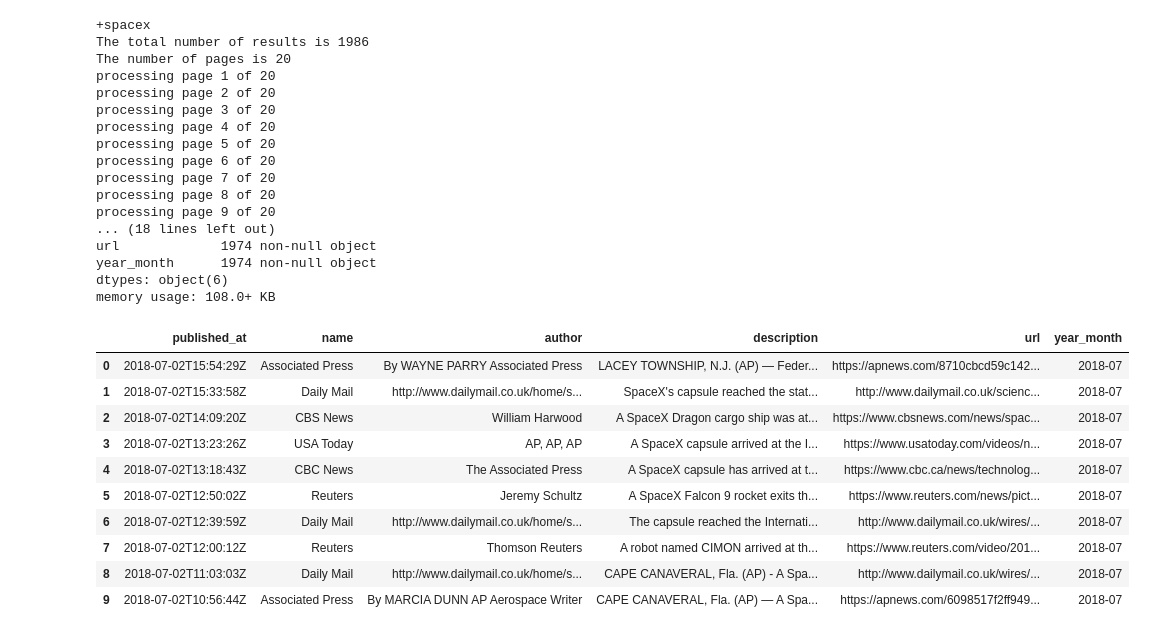
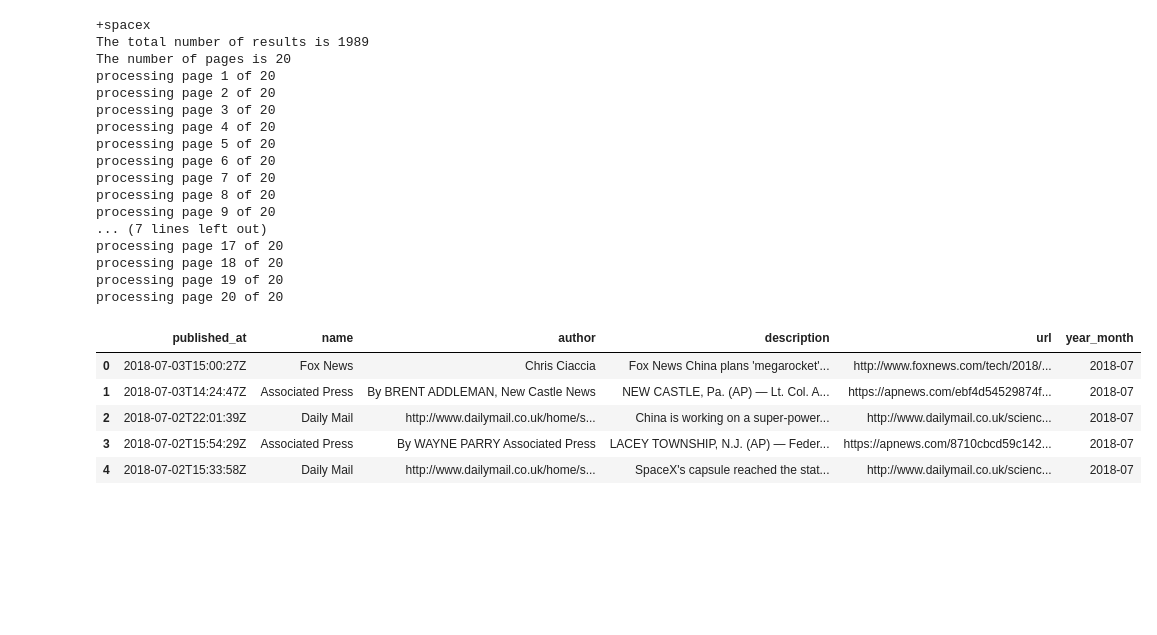
Before and after one commit to rekhaamer/DataViz-Project-1, a Jupyter notebook: apinews-new_solution-combined.ipynb, the cells around one changed output. Saved outputs shown, nothing was run; the diff lists cells and outputs as text; code cells hidden in the pictures; blank space fills up the shorter version.

```diff
--- a/apinews-new_solution-combined.ipynb
+++ b/apinews-new_solution-combined.ipynb
@@ -163,42 +195,37 @@ def news_api_data(user_input):
 
     #clean the data from duplicate records
     news_data.drop_duplicates(subset=['published_at','name','description'], keep='first', inplace=True)
-    news_data.head(20)
+
     news_data.to_csv("report.csv")
-    news_data.info()
+    #news_data.info()
     return news_data
 # %%
 news_dat=news_api_data('spacex')
-news_dat.head(10)
+news_dat.head()
 # %% [output]
 +spacex
-The total number of results is 1986
+The total number of results is 1989
 The number of pages is 20
 processing page 1 of 20
 processing page 2 of 20
 processing page 3 of 20
 processing page 4 of 20
 processing page 5 of 20
 processing page 6 of 20
 processing page 7 of 20
 processing page 8 of 20
 processing page 9 of 20
-... (18 lines left out)
-url             1974 non-null object
-year_month      1974 non-null object
-dtypes: object(6)
-memory usage: 108.0+ KB
+... (7 lines left out)
+processing page 17 of 20
+processing page 18 of 20
+processing page 19 of 20
+processing page 20 of 20
 |  | published_at | name | author | description | url | year_month |
-| 0 | 2018-07-02T15:54:29Z | Associated Press | By WAYNE PARRY Associated Press | LACEY TOWNSHIP, N.J. (AP) — Feder... | https://apnews.com/8710cbcd59c142... | 2018-07 |
-| 1 | 2018-07-02T15:33:58Z | Daily Mail | http://www.dailymail.co.uk/home/s... | SpaceX's capsule reached the stat... | http://www.dailymail.co.uk/scienc... | 2018-07 |
-| 2 | 2018-07-02T14:09:20Z | CBS News | William Harwood | A SpaceX Dragon cargo ship was at... | https://www.cbsnews.com/news/spac... | 2018-07 |
-| 3 | 2018-07-02T13:23:26Z | USA Today | AP, AP, AP | A SpaceX capsule arrived at the I... | https://www.usatoday.com/videos/n... | 2018-07 |
-| 4 | 2018-07-02T13:18:43Z | CBC News | The Associated Press | A SpaceX capsule has arrived at t... | https://www.cbc.ca/news/technolog... | 2018-07 |
-| 5 | 2018-07-02T12:50:02Z | Reuters | Jeremy Schultz | A SpaceX Falcon 9 rocket exits th... | https://www.reuters.com/news/pict... | 2018-07 |
-| 6 | 2018-07-02T12:39:59Z | Daily Mail | http://www.dailymail.co.uk/home/s... | The capsule reached the Internati... | http://www.dailymail.co.uk/wires/... | 2018-07 |
-| 7 | 2018-07-02T12:00:12Z | Reuters | Thomson Reuters | A robot named CIMON arrived at th... | https://www.reuters.com/video/201... | 2018-07 |
-| 8 | 2018-07-02T11:03:03Z | Daily Mail | http://www.dailymail.co.uk/home/s... | CAPE CANAVERAL, Fla. (AP) - A Spa... | http://www.dailymail.co.uk/wires/... | 2018-07 |
-| 9 | 2018-07-02T10:56:44Z | Associated Press | By MARCIA DUNN AP Aerospace Writer | CAPE CANAVERAL, Fla. (AP) — A Spa... | https://apnews.com/6098517f2ff949... | 2018-07 |
+| 0 | 2018-07-03T15:00:27Z | Fox News | Chris Ciaccia | Fox News China plans 'megarocket'... | http://www.foxnews.com/tech/2018/... | 2018-07 |
+| 1 | 2018-07-03T14:24:47Z | Associated Press | By BRENT ADDLEMAN, New Castle News | NEW CASTLE, Pa. (AP) — Lt. Col. A... | https://apnews.com/ebf4d54529874f... | 2018-07 |
+| 2 | 2018-07-02T22:01:39Z | Daily Mail | http://www.dailymail.co.uk/home/s... | China is working on a super-power... | http://www.dailymail.co.uk/scienc... | 2018-07 |
+| 3 | 2018-07-02T15:54:29Z | Associated Press | By WAYNE PARRY Associated Press | LACEY TOWNSHIP, N.J. (AP) — Feder... | https://apnews.com/8710cbcd59c142... | 2018-07 |
+| 4 | 2018-07-02T15:33:58Z | Daily Mail | http://www.dailymail.co.uk/home/s... | SpaceX's capsule reached the stat... | http://www.dailymail.co.uk/scienc... | 2018-07 |
 # %%
 def bar_news(news_data):
     '''takes a DataFrame as an argument,
```
Also changed, not shown: parts of 15 cells of this notebook, 1 other file.
